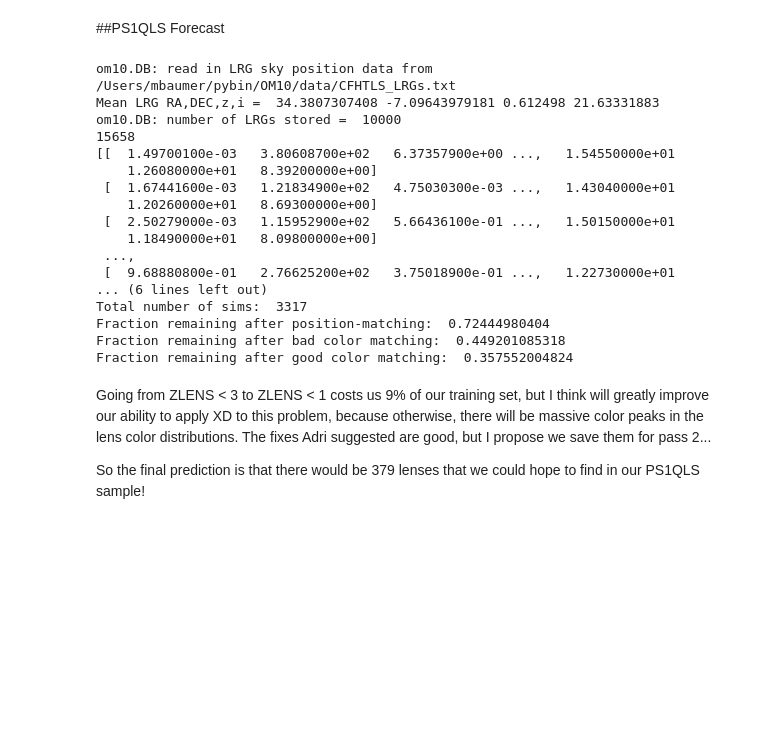
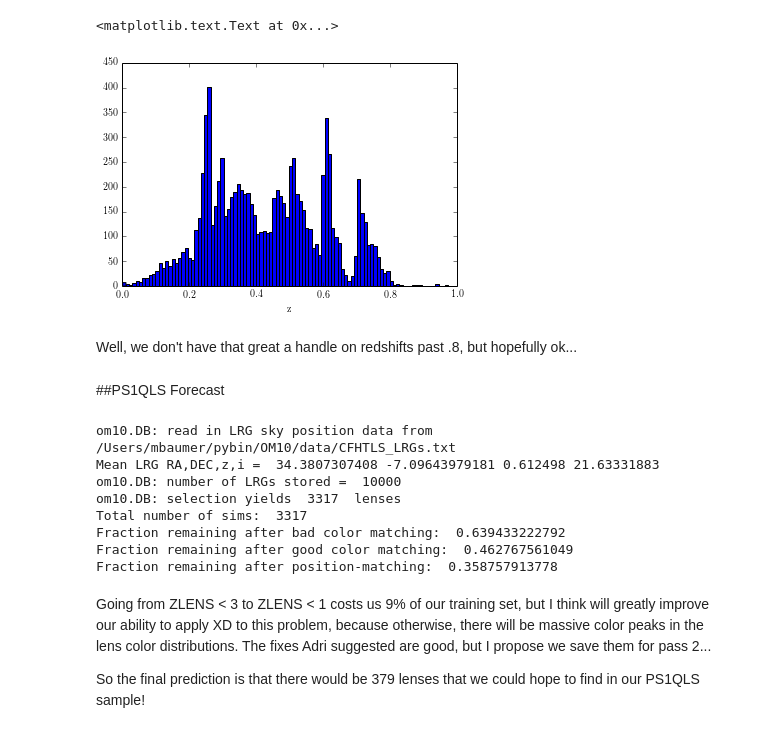
Before and after one commit to drphilmarshall/OM10, a Jupyter notebook: notebooks/ps1qls_forecasting.ipynb, the cells around one changed output. Drawn from its saved outputs; the diff is of its cells as text; code cells hidden in the pictures; blank space fills up the shorter version.

```diff
--- a/notebooks/ps1qls_forecasting.ipynb
+++ b/notebooks/ps1qls_forecasting.ipynb
@@ -8,10 +8,25 @@ import triangle
 # %%
 # redshift sigma g Reff r   i   z     g mag   r mag    i mag  z    w1     w2       w3      w4
 lrgs = np.loadtxt(os.path.expandvars('$OM10_DIR/data/LRGo.txt'))
-lrgs = lrgs[np.logical_and(lrgs[:,8]<24,lrgs[:,9]<22)] #kill photometric outliers in r and i bands
+
+#kill photometric outliers in r and i bands
+lrgs = lrgs[np.logical_and(lrgs[:,8]<24,lrgs[:,9]<22)]
+#color outliers:
+lrgs = lrgs[(lrgs[:,7] - lrgs[:,8]) < 3]
+lrgs = lrgs[(lrgs[:,8] - lrgs[:,9]) > 0]
+lrgs = lrgs[(lrgs[:,9] - lrgs[:,10]) > 0]
+
 #redshift       g    r    i    z     w1      w2       w3     w4
 qsos = np.loadtxt(os.path.expandvars('$OM10_DIR/data/QSOo.txt'))
 qsos = qsos[np.logical_and(qsos[:,3]>0,qsos[:,1]>0)] #require g and i band > 0 to kill -10,000 outliers
+# %%
+_ = plt.hist(lrgs[:,0].flatten(),bins=100)
+plt.xlabel('z')
+# %% [output]
+<matplotlib.text.Text at 0x...>
+[figure, added]
+# %% [markdown]
+Well, we don't have that great a handle on redshifts past .8, but hopefully ok...
 # %% [markdown]
 ##PS1QLS Forecast
 # %%
@@ -25,41 +40,31 @@ db.paint(lrg_input_cat='$OM10_DIR/data/LRGo.txt',qso_input_cat='$OM10_DIR/data/Q
 db.select_random(maglim=21.4,area=100000.0,IQ=1.0)
 print 'Total number of sims: ', len(db.sample)
 
-#which objects got assigned a position?
-matched = db.sample[np.logical_and(db.sample['RA']> 0,db.sample['DEC'] > -20)]
-print 'Fraction remaining after position-matching: ', len(matched)/len(db.sample)
-
 #which objects got correctly colored in our desired parameter range?
+matched = db.sample[db.sample['ZLENS'] < 3]
+#matched = matched[matched['ZLENS'] < 3]
 matched = matched[np.logical_and(matched['SDSS_FLAG_SRC'] == 0,matched['SDSS_FLAG_LENS'] == 0)]
-matched = matched[matched['ZLENS'] < 3]
 matched = matched[matched['ZSRC'] < 4.5]
 matched = matched[np.logical_and(matched['VELDISP'] > 200,matched['VELDISP'] < 300)]
-matched = matched[(matched['MAGG_LENS'] - matched['MAGR_LENS']) < 3]
-matched = matched[(matched['MAGR_LENS'] - matched['MAGI_LENS']) > 0]
-matched = matched[(matched['MAGI_LENS'] - matched['MAGZ_LENS']) > 0]
 print 'Fraction remaining after bad color matching: ', len(matched)/len(db.sample)
 
 #more restrictive range that improves color matching
-matched = matched[matched['ZLENS'] < 1]
+matched = matched[matched['ZLENS'] < .98]
 print 'Fraction remaining after good color matching: ', len(matched)/len(db.sample)
+
+#which objects got assigned a position?
+#matched = db.sample[np.logical_and(db.sample['RA']> 0,db.sample['DEC'] > -20)]
+matched = matched[np.logical_and(matched['RA']> 0,matched['DEC'] > -20)]
+print 'Fraction remaining after position-matching: ', len(matched)/len(db.sample)
 # %% [output]
 om10.DB: read in LRG sky position data from  /Users/mbaumer/pybin/OM10/data/CFHTLS_LRGs.txt
 Mean LRG RA,DEC,z,i =  34.3807307408 -7.09643979181 0.612498 21.63331883
 om10.DB: number of LRGs stored =  10000
-15658
-[[  1.49700100e-03   3.80608700e+02   6.37357900e+00 ...,   1.54550000e+01
-    1.26080000e+01   8.39200000e+00]
- [  1.67441600e-03   1.21834900e+02   4.75030300e-03 ...,   1.43040000e+01
-    1.20260000e+01   8.69300000e+00]
- [  2.50279000e-03   1.15952900e+02   5.66436100e-01 ...,   1.50150000e+01
-    1.18490000e+01   8.09800000e+00]
- ...,
- [  9.68880800e-01   2.76625200e+02   3.75018900e-01 ...,   1.22730000e+01
-... (6 lines left out)
+om10.DB: selection yields  3317  lenses
 Total number of sims:  3317
-Fraction remaining after position-matching:  0.72444980404
-Fraction remaining after bad color matching:  0.449201085318
-Fraction remaining after good color matching:  0.357552004824
+Fraction remaining after bad color matching:  0.639433222792
+Fraction remaining after good color matching:  0.462767561049
+Fraction remaining after position-matching:  0.358757913778
 # %% [markdown]
 Going from ZLENS < 3 to ZLENS < 1 costs us 9% of our training set, but I think will greatly improve our ability to apply XD to this problem, because otherwise, there will be massive color peaks in the lens color distributions. The fixes Adri suggested are good, but I propose we save them for pass 2...
 
```
